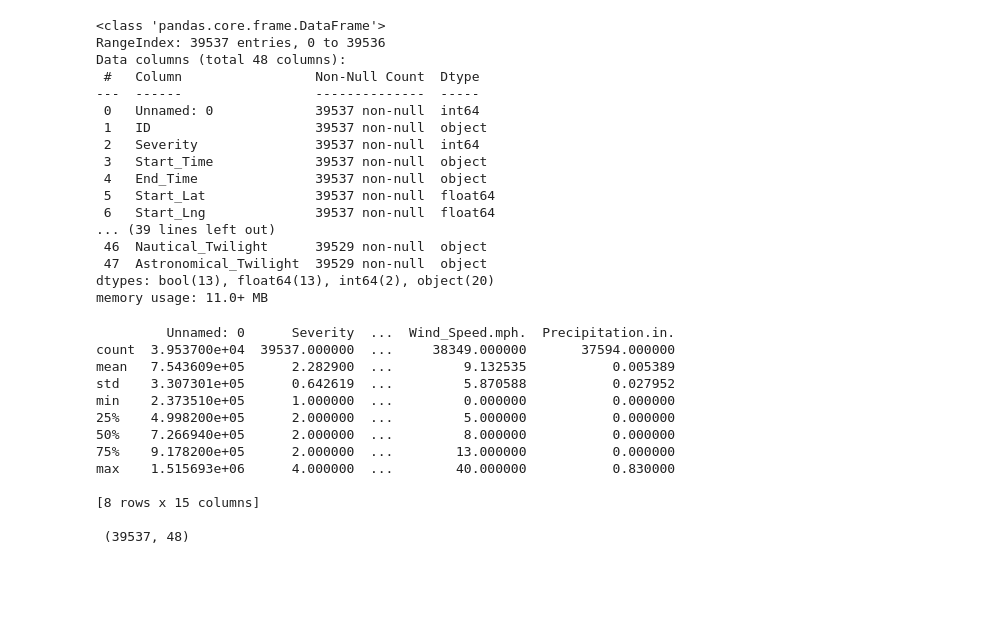
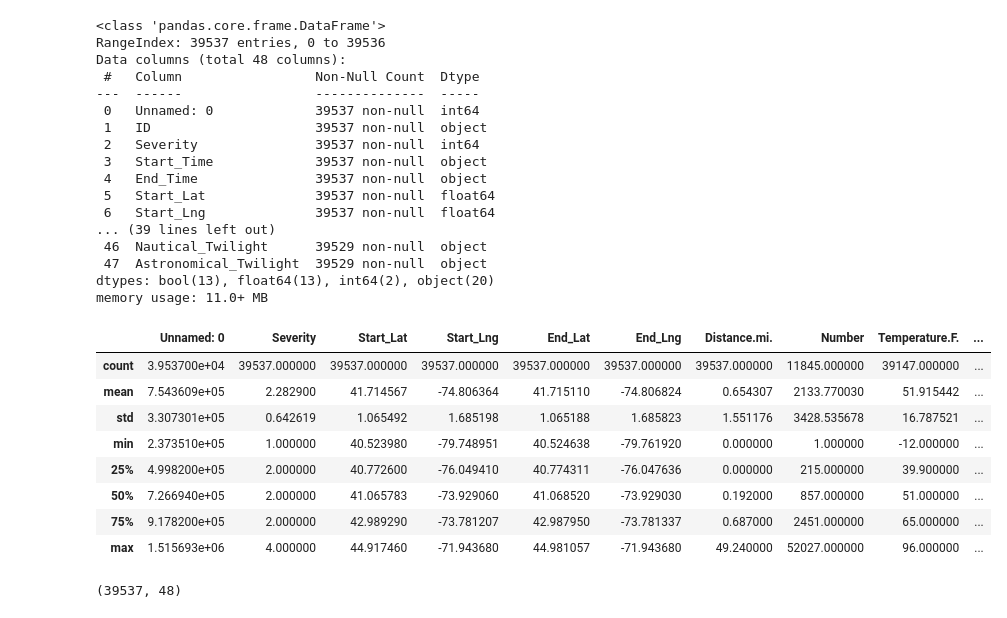
Before and after one commit to bmatore/inft6201, a Jupyter notebook: Data_Analysis_Report_Group_12.ipynb, the cells around one changed output. Cells and saved outputs as stored; diff of their text form; code cells hidden in the pictures; blank space fills up the shorter version.

```diff
--- a/Data_Analysis_Report_Group_12.ipynb
+++ b/Data_Analysis_Report_Group_12.ipynb
@@ -39,21 +40,19 @@ Data columns (total 48 columns):
  47  Astronomical_Twilight  39529 non-null  object
 dtypes: bool(13), float64(13), int64(2), object(20)
 memory usage: 11.0+ MB
-# %%
-print(df_accidents.describe())
-
-print('\n', df_accidents.shape)
-# %% [output]
-         Unnamed: 0      Severity  ...  Wind_Speed.mph.  Precipitation.in.
-count  3.953700e+04  39537.000000  ...     38349.000000       37594.000000
-mean   7.543609e+05      2.282900  ...         9.132535           0.005389
-std    3.307301e+05      0.642619  ...         5.870588           0.027952
-min    2.373510e+05      1.000000  ...         0.000000           0.000000
-25%    4.998200e+05      2.000000  ...         5.000000           0.000000
-50%    7.266940e+05      2.000000  ...         8.000000           0.000000
-75%    9.178200e+05      2.000000  ...        13.000000           0.000000
-max    1.515693e+06      4.000000  ...        40.000000           0.830000
-
-[8 rows x 15 columns]
-
- (39537, 48)
+# %%
+df_accidents.describe()
+# %% [output]
+|  | Unnamed: 0 | Severity | Start_Lat | Start_Lng | End_Lat | End_Lng | Distance.mi. | Number | Temperature.F. | ... |
+| count | 3.953700e+04 | 39537.000000 | 39537.000000 | 39537.000000 | 39537.000000 | 39537.000000 | 39537.000000 | 11845.000000 | 39147.000000 | ... |
+| mean | 7.543609e+05 | 2.282900 | 41.714567 | -74.806364 | 41.715110 | -74.806824 | 0.654307 | 2133.770030 | 51.915442 | ... |
+| std | 3.307301e+05 | 0.642619 | 1.065492 | 1.685198 | 1.065188 | 1.685823 | 1.551176 | 3428.535678 | 16.787521 | ... |
+| min | 2.373510e+05 | 1.000000 | 40.523980 | -79.748951 | 40.524638 | -79.761920 | 0.000000 | 1.000000 | -12.000000 | ... |
+| 25% | 4.998200e+05 | 2.000000 | 40.772600 | -76.049410 | 40.774311 | -76.047636 | 0.000000 | 215.000000 | 39.900000 | ... |
+| 50% | 7.266940e+05 | 2.000000 | 41.065783 | -73.929060 | 41.068520 | -73.929030 | 0.192000 | 857.000000 | 51.000000 | ... |
+| 75% | 9.178200e+05 | 2.000000 | 42.989290 | -73.781207 | 42.987950 | -73.781337 | 0.687000 | 2451.000000 | 65.000000 | ... |
+| max | 1.515693e+06 | 4.000000 | 44.917460 | -71.943680 | 44.981057 | -71.943680 | 49.240000 | 52027.000000 | 96.000000 | ... |
+# %%
+df_accidents.shape
+# %% [output]
+(39537, 48)
```
Also changed, not shown: parts of 10 cells of this notebook.
